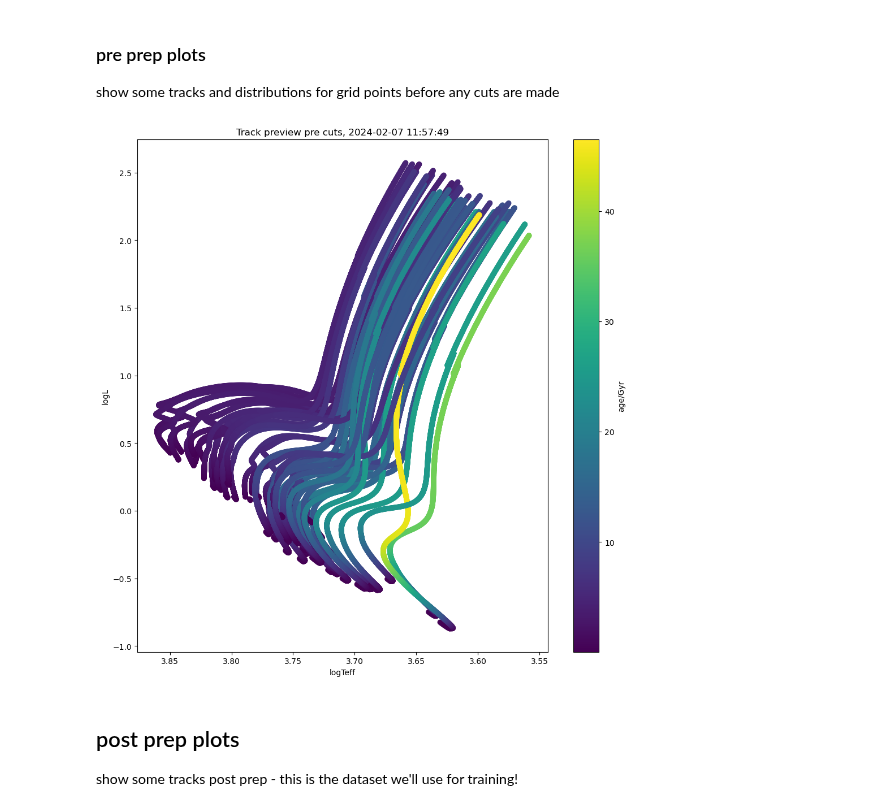
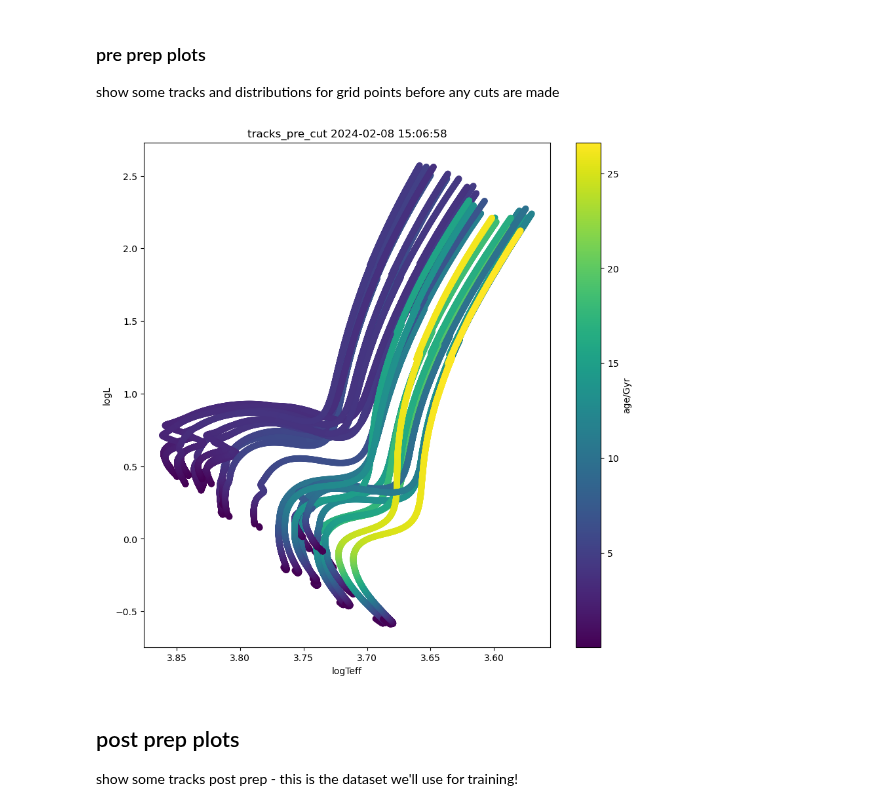
Before and after one commit to ojscutt/pitchfork, a Jupyter notebook: 1_data_prep_Li.ipynb, the cells around one changed output. Saved outputs shown, nothing was run; the diff lists cells and outputs as text; code cells hidden in the pictures.

```diff
--- a/1_data_prep_Li.ipynb
+++ b/1_data_prep_Li.ipynb
@@ -28,39 +32,44 @@ cuts and scalings typically informed by messing around in grid_sandbox files
 # %% [markdown]
 ### pre prep plots
 show some tracks and distributions for grid points before any cuts are made
-# %%
-n = 50 #number of tracks
-seed = 42
-
-#select unique tracks
-dirname_df = pd.DataFrame(df_full['dirname'].unique(), columns=["dirname"])
-dirname_sample = dirname_df.sample(n=n, random_state=seed)
-
-plot_points = pd.DataFrame(columns=df_full.columns)
-
-#sample tracks according to n
-for dirname in dirname_sample["dirname"]:
-    track = df_full[df_full["dirname"] == dirname]
-    plot_points = pd.concat([plot_points,track])
-
-#plotting
-fig, ax = plt.subplots(figsize=(10,10))
-
-plt.scatter(np.log10(plot_points["effective_T"]), np.log10(plot_points["luminosity"]), c=plot_points["star_age"])
-cbar = plt.colorbar()
-cbar.ax.set_ylabel("age/Gyr")
-ax.set_ylabel("logL")
-ax.set_xlabel("logTeff")
-ax.set_title("Track preview pre cuts, "+ time.strftime("%Y-%m-%d %H:%M:%S"))
-ax.invert_xaxis()
-fig.tight_layout()
-
-#optional, save fig
-figdir = "figs/data_prep_Li/tracks/tracks_without_cuts_" + time.strftime("%Y%m%d-%H%M%S")
-plt.savefig(figdir + ".png", transparent="false", facecolor="white", bbox_inches="tight")
-plt.show()
-# %% [output]
-[figure, removed]
+# %%
+def plot_tracks(df,track_id='dirname',effective_T='effective_T', luminosity='luminosity', star_age='star_age',title='', save=0, n=25,seed=42):
+
+    track_id_df = pd.DataFrame(df[track_id].unique(), columns=[track_id]).sample(n=n, random_state=seed)
+
+    #sample n tracks:
+    i = 0
+    for id in track_id_df[track_id]:
+        if i == 0:
+            track = df[df[track_id] == id]
+            plot_points = pd.DataFrame(track,columns=[track_id, effective_T, luminosity, star_age])
+            i+=1
+        else:
+            track = df[df[track_id] == id]
+            plot_points = pd.concat([plot_points, track])
+
+    #plotting
+    fig, ax = plt.subplots(figsize=(10,10))
+
+    plt.scatter(np.log10(plot_points["effective_T"]), np.log10(plot_points["luminosity"]), c=plot_points["star_age"])
+    cbar = plt.colorbar()
+    cbar.ax.set_ylabel("age/Gyr")
+    ax.set_ylabel("logL")
+    ax.set_xlabel("logTeff")
+    ax.set_title(title+" "+ time.strftime("%Y-%m-%d %H:%M:%S"))
+    ax.invert_xaxis()
+    fig.tight_layout
+
+    #optional, save fig
+    if save==1:
+        figdir = "figs/data_prep_Li/tracks/"+ title + time.strftime("%Y%m%d-%H%M%S")
+        plt.savefig(figdir + ".png", transparent="false", facecolor="white", bbox_inches="tight")
+
+    plt.show()
+# %%
+plot_tracks(df_full, title='tracks_pre_cut', save=1)
+# %% [output]
+[figure, added]
 # %% [markdown]
 ## post prep plots
 show some tracks post prep - this is the dataset we'll use for training!
```
Also changed, not shown: parts of 3 cells of this notebook, 5 other files.
